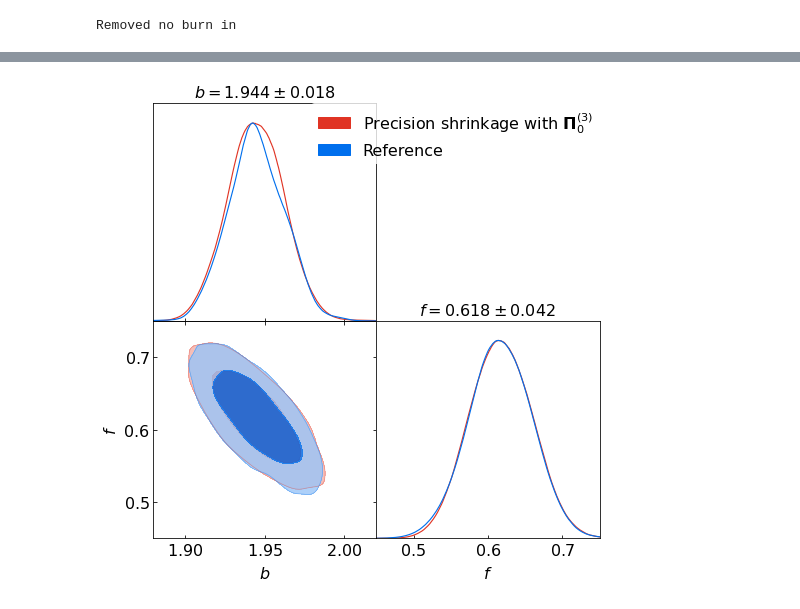
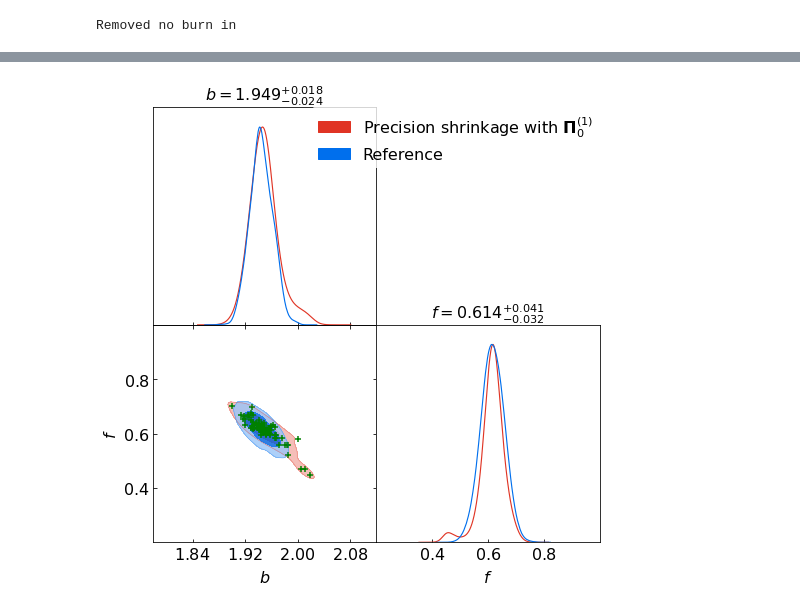
Before and after one commit to marnixlooijmans/shrinkage-estimation-paper, a Jupyter notebook: notebooks/combined-results-plots.ipynb, the cells around one changed output, grey strips where cells are left out. Saved outputs shown, nothing was run; the diff lists cells and outputs as text; code cells hidden in the pictures.

Commit message:
Update plotting notebooks

```diff
--- a/notebooks/combined-results-plots.ipynb
+++ b/notebooks/combined-results-plots.ipynb
@@ -26,11 +26,11 @@ def plot_subresult(results):
     )
     plt.show()
 # %%
-n = 2048
+n = 21
 mat_type = "pre"
-est_type = "shrinkage_P"
+est_type = "shrinkage_inv_then_diag"
 #label = "Covariance shrinkage with $\mathbf{T}^{(2)}$"
-label = "Precision shrinkage with $\mathbf{\Pi}_0^{(3)}$"
+label = "Precision shrinkage with $\mathbf{\Pi}_0^{(1)}$"
 #label = "NERCOME"
 # %%
 datapath = f"../output/BOSS_DR12_NGC_z1/samples/n{n}/{mat_type}_{est_type}/"
@@ -44,6 +44,9 @@ nsamples = nresults * nparticles
 remove = []
 nremove = len(remove) * nparticles
 
+f_avg = []
+b_avg = []
+
 chain = np.empty((nsamples-nremove, ndim))
 j = 0
 for k, filename in enumerate(filenames):
@@ -52,11 +55,16 @@ for k, filename in enumerate(filenames):
         continue
 
     results = np.load(os.path.join(datapath, filename), allow_pickle=True)[()]
+    b_avg.append(np.mean(results["samples"][:,0]))
+    f_avg.append(np.mean(results["samples"][:,1]))
     #print(f"Result #{k}")
     #plot_subresult(results)
     chain[j*2000:(j+1)*2000,:] = results["samples"]
     j += 1
 
+f_avg = np.array(f_avg)
+b_avg = np.array(b_avg)
+
 samples = MCSamples(samples=chain, labels=labels, names=names)
 #np.save(f"../output/BOSS_DR12_NGC_z1/samples/n{n}/{mat_type}_{est_type}_{n}", chain)
 # %% [output]
@@ -64,19 +93,23 @@ Removed no burn in
 # %%
 g = plots.getSubplotPlotter(subplot_size=4)
 g.settings.figure_legend_frame = False
 g.settings.legend_fontsize=16
 g.settings.axes_fontsize=16
 g.settings.axes_labelsize=16
 g.triangle_plot(
     [samples, reference],
     filled=True,
     contour_args={'alpha':0.8}, title_limit=1,
     legend_labels=[label, "Reference"],
-    #param_limits = {"b": (1.78, 2.12), "f": (0.2, 1.0)} # n=21 tick limits
+    param_limits = {"b": (1.78, 2.12), "f": (0.2, 1.0)} # n=21 tick limits
     #param_limits = {"b": (1.85, 2.05), "f": (0.4, 0.85)} # n=30 tick limits
-    param_limits = {"b": (1.88, 2.02), "f": (0.45, 0.75)} # n=2048 tick limits
+    #param_limits = {"b": (1.88, 2.02), "f": (0.45, 0.75)} # n=2048 tick limits
 )
 
+cont_plot = g.get_axes(ax=(1,0))
+cont_plot.scatter(b_avg, f_avg, c="green", marker="+")
+
+#plt.savefig(f"../output/{mat_type}_{est_type}_{n}.pdf", format="pdf", bbox_inches='tight', pad_inches = 0.1)
 #plt.savefig(f"../output/BOSS_DR12_NGC_z1/plots/samples/{mat_type}_{est_type}_{n}.pdf", format="pdf", bbox_inches='tight', pad_inches = 0.1)
 # %% [output]
-[figure, old version]
+[figure, new version]
```
Also changed, not shown: parts of 1 cell of this notebook, 1 other file.
